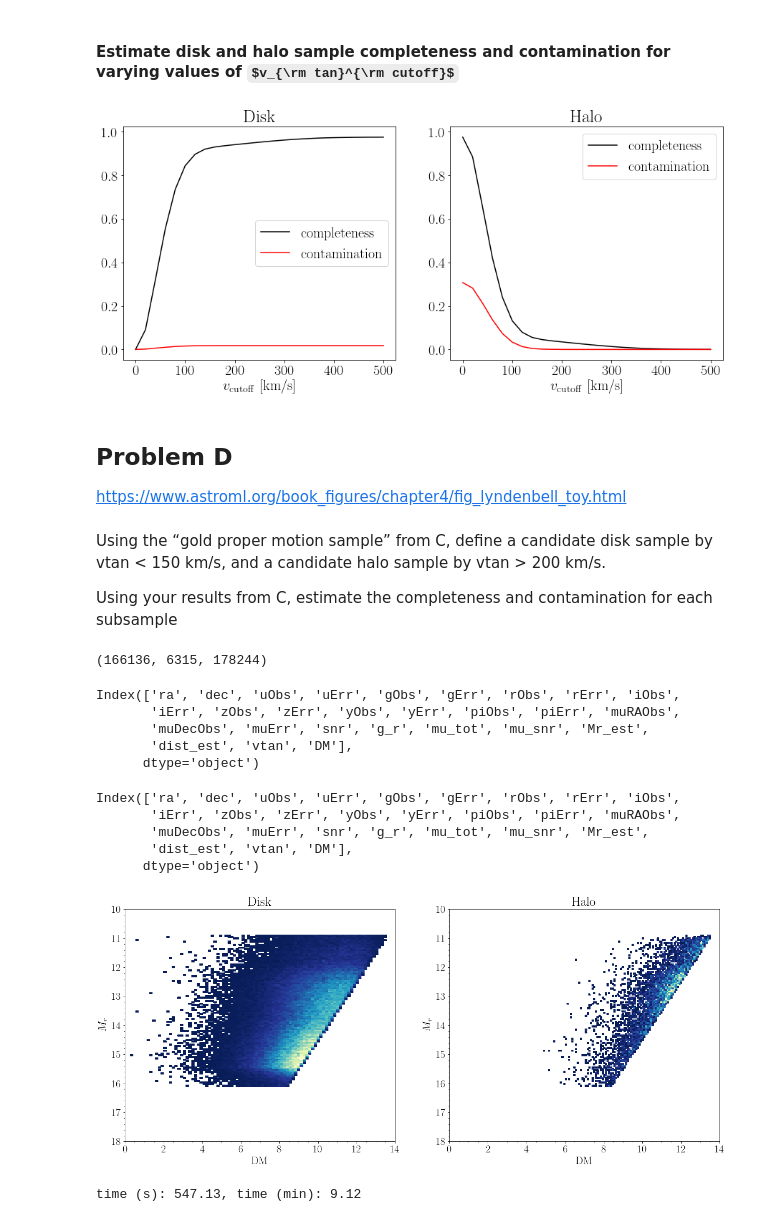
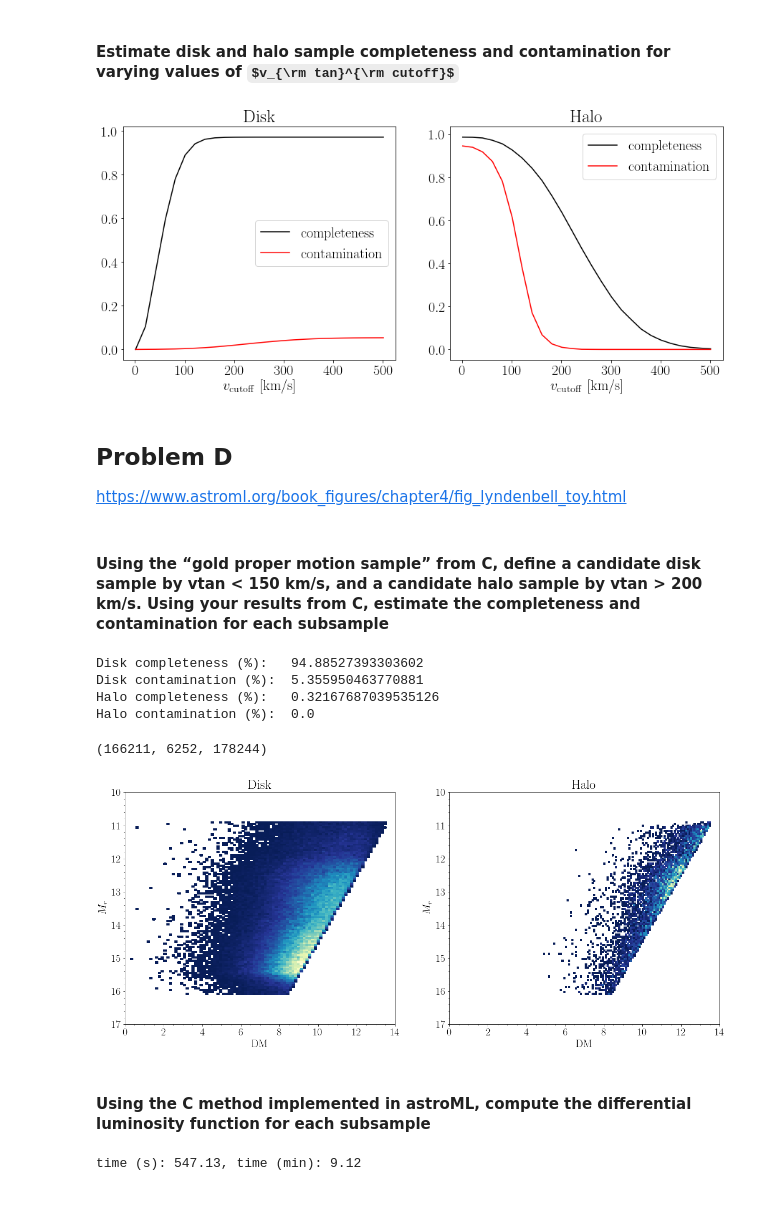
Before and after one commit to jbirky/astr-511-w21, a Jupyter notebook: solutions/solution3.ipynb, the cells around one changed output. Drawn from its saved outputs; the diff is of its cells as text; code cells hidden in the pictures; some formulas as TeX source.

```diff
--- a/solutions/solution3.ipynb
+++ b/solutions/solution3.ipynb
@@ -33,3 +33,5 @@ tru = pd.read_csv('../homeworks/LSSTsimWDtruth60.dat', delim_whitespace=True)
 
 obs.reset_index(inplace=True)
 obs.columns = ['ra', 'dec', 'uObs', 'uErr', 'gObs', 'gErr', 'rObs', 'rErr', 'iObs', 'iErr', 'zObs', 'zErr', 'yObs', 'yErr', 'piObs', 'piErr', 'muRAObs', 'muDecObs', 'muErr']
+obs['P'] = tru['P']
+len(obs), len(tru)
@@ -214,7 +228,8 @@ See the caveats in the documentation: http://pandas.pydata.org/pandas-docs/stabl
 # %% [markdown]
 #### Apply your photometric parallax relation from B to estimate Mr and distance
 # %%
-gold_pm['Mr_est'] = poly.Polynomial(coeff2)(gold_pm['g_r'])
+# apply 4th degree polynomial estimate
+gold_pm['Mr_est'] = poly.Polynomial(coeff4)(gold_pm['g_r'])
 gold_pm['dist_est'] = 10**((gold_pm['rObs'] - gold_pm['Mr_est'])/5 + 1)
 
 # convert mu_tot (proper motion) from milliarcsec/yr to vtan (tangential velocity) km/s
@@ -280,9 +310,9 @@ for vcut in vcut_values:
 # %%
 fig, axs = plt.subplots(1,2, figsize=[15,6])
 axs[0].plot(vcut_values, disk_comp, color='k', label='completeness')
+axs[0].plot(vcut_values, disk_cont, color='r', label='contamination')
+
 axs[1].plot(vcut_values, halo_comp, color='k', label='completeness')
-
-axs[0].plot(vcut_values, disk_cont, color='r', label='contamination')
 axs[1].plot(vcut_values, halo_cont, color='r', label='contamination')
 
 axs[0].set_title('Disk', fontsize=25)
@@ -293,19 +323,21 @@ axs[0].legend(loc='best', fontsize=20)
 axs[1].legend(loc='best', fontsize=20)
 plt.show()
 # %% [output]
-[figure, old version]
+[figure, new version]
 # %% [markdown]
 ## Problem D
 
 https://www.astroml.org/book_figures/chapter4/fig_lyndenbell_toy.html
 # %% [markdown]
-Using the “gold proper motion sample” from C, define a candidate disk sample by vtan < 150 km/s, and a candidate halo sample by vtan > 200
-km/s.
-
-Using your results from C, estimate the completeness and contamination for each subsample
+#### Using the “gold proper motion sample” from C, define a candidate disk sample by vtan < 150 km/s, and a candidate halo sample by vtan > 200 km/s. Using your results from C, estimate the completeness and contamination for each subsample
 # %%
 cand_disk = gold_pm[gold_pm['vtan'] < 150][gold_pm['g_r'] > -0.4][gold_pm['g_r'] < 1.0]
 cand_halo = gold_pm[gold_pm['vtan'] > 200][gold_pm['g_r'] > -0.4][gold_pm['g_r'] < 1.0]
+
+print('Disk completeness (%): \t', len(cand_disk.index.intersection(pm_samp_tru[pm_samp_tru['P'] == 1].index)) / ndisk * 100)
+print('Disk contamination (%): ', sum(disk_sel['P'] != 1) / len(disk_sel) * 100)
+print('Halo completeness (%): \t', len(halo_sel.index.intersection(pm_samp_tru[pm_samp_tru['P'] == 2].index)) / nhalo * 100)
+print('Halo contamination (%): ', sum(halo_sel['P'] != 2) / len(halo_sel) * 100)
 
 # drop columns from part A to avoid confusion
 cand_disk = cand_disk.drop(columns=['dMod', 'dist'])
@@ -332,43 +364,33 @@ y_fit = np.linspace(10, 17, 42)
 
 len(cand_disk), len(cand_halo), len(gold_pm)
 # %% [output]
-(166136, 6315, 178244)
+Disk completeness (%):   94.88527393303602
+Disk contamination (%):  5.355950463770881
+Halo completeness (%):   0.32167687039535126
+Halo contamination (%):  0.0
+(166211, 6252, 178244)
-# %%
-cand_disk.keys()
-# %% [output]
-Index(['ra', 'dec', 'uObs', 'uErr', 'gObs', 'gErr', 'rObs', 'rErr', 'iObs',
-       'iErr', 'zObs', 'zErr', 'yObs', 'yErr', 'piObs', 'piErr', 'muRAObs',
-       'muDecObs', 'muErr', 'snr', 'g_r', 'mu_tot', 'mu_snr', 'Mr_est',
-       'dist_est', 'vtan', 'DM'],
-      dtype='object')
-# %%
-cand_halo.keys()
-# %% [output]
-Index(['ra', 'dec', 'uObs', 'uErr', 'gObs', 'gErr', 'rObs', 'rErr', 'iObs',
-       'iErr', 'zObs', 'zErr', 'yObs', 'yErr', 'piObs', 'piErr', 'muRAObs',
-       'muDecObs', 'muErr', 'snr', 'g_r', 'mu_tot', 'mu_snr', 'Mr_est',
-       'dist_est', 'vtan', 'DM'],
-      dtype='object')
 # %%
 fig, ax = plt.subplots(1,2, figsize=[20,8])
 ax[0].hist2d(xD, yD, bins=100, cmin=1, cmap='YlGnBu_r')
 ax[1].hist2d(xH, yH, bins=100, cmin=1, cmap='YlGnBu_r')
 
 ax[0].set_title('Disk', fontsize=25)
 ax[1].set_title('Halo', fontsize=25)
 ax[0].set_xlabel('DM', fontsize=20)
 ax[1].set_xlabel('DM', fontsize=20)
 ax[0].set_ylabel(r'$M_r$', fontsize=20)
 ax[1].set_ylabel(r'$M_r$', fontsize=20)
-ax[0].set_ylim([18, 10])
-ax[1].set_ylim([18, 10])
+ax[0].set_ylim([17, 10])
+ax[1].set_ylim([17, 10])
 ax[0].set_xlim([0, 14])
 ax[1].set_xlim([0, 14])
 ax[0].minorticks_on()
 ax[1].minorticks_on()
 plt.show()
 # %% [output]
-[figure, old version]
+[figure, new version]
+# %% [markdown]
+#### Using the C method implemented in astroML, compute the differential luminosity function for each subsample
 # %%
 t0 = time.time()
 
```
Also changed, not shown: parts of 24 cells of this notebook.
